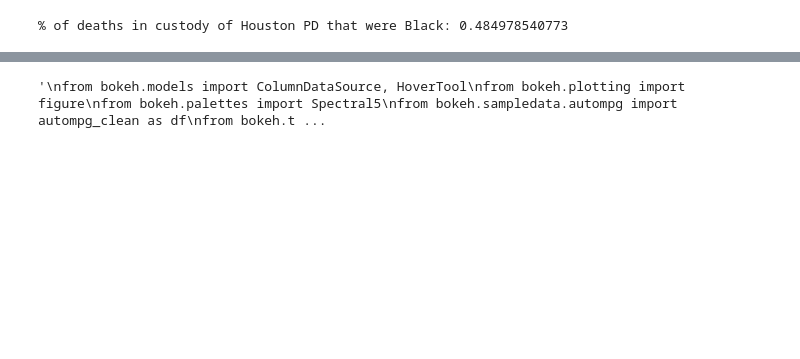
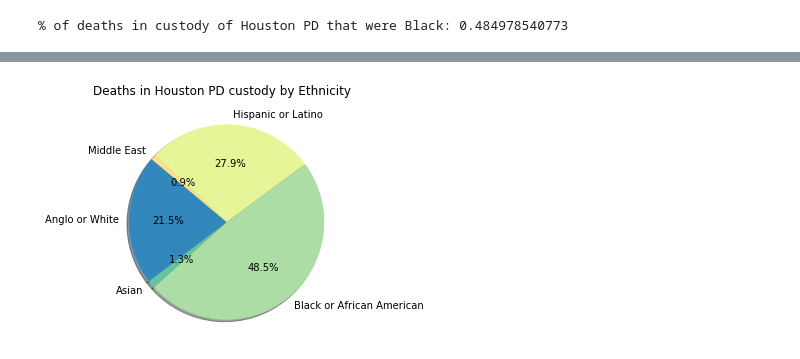
Before and after one commit to circushaase/Capstone2, a Jupyter notebook: data_explore.ipynb, the cells around one changed output, grey strips where cells are left out. Drawn from its saved outputs; the diff is of its cells as text; code cells hidden in the pictures; blank space fills up the shorter version.

```diff
--- a/data_explore.ipynb
+++ b/data_explore.ipynb
@@ -253,7 +222,0 @@ print ("% of deaths in custody of Houston PD that were Black:", majdept.loc['Ang
-# %%
-percents = []
-for r in majdept['Houston Police Dept.']:
-    perc = int(r)/majdept['Houston Police Dept.'].sum()
-    percents.append(perc)
-
-percents
@@ -284,37 +223,25 @@ show(pie)
-# %%
-'''
-from bokeh.models import ColumnDataSource, HoverTool
-from bokeh.plotting import figure
-from bokeh.palettes import Spectral5
-from bokeh.sampledata.autompg import autompg_clean as df
-from bokeh.transform import factor_cmap
-
-output_file("bars.html")
-
-df.cyl = df.cyl.astype(str)
-df.yr = df.yr.astype(str)
-
-group = df.groupby(('cyl', 'mfr'))
-
-source = ColumnDataSource(group)
-index_cmap = factor_cmap('cyl_mfr', palette=Spectral5, factors=sorted(df.cyl.unique()), end=1)
-
-p = figure(plot_width=800, plot_height=300, title="Mean MPG by # Cylinders and Manufacturer",
-           x_range=group, toolbar_location=None, tools="")
-
-p.vbar(x='cyl_mfr', top='mpg_mean', width=1, source=source,
-       line_color="white", fill_color=index_cmap, )
-
-p.y_range.start = 0
-p.x_range.range_padding = 0.05
-p.xgrid.grid_line_color = None
-p.xaxis.axis_label = "Manufacturer grouped by # Cylinders"
-p.xaxis.major_label_orientation = 1.2
-p.outline_line_color = None
-
-p.add_tools(HoverTool(tooltips=[("MPG", "@mpg_mean"), ("Cyl, Mfr", "@cyl_mfr")]))
-
-show(p)
-'''
-# %% [output]
-'\nfrom bokeh.models import ColumnDataSource, HoverTool\nfrom bokeh.plotting import figure\nfrom bokeh.palettes import Spectral5\nfrom bokeh.sampledata.autompg import autompg_clean as df\nfrom bokeh.t ...
+# %%
+#Create small df with info for deaths on Houston PD custudy, brokendown by Ethnicity
+total= []
+for r in majdept['Houston Police Dept.']:
+    total.append(r)
+hpd = pd.DataFrame()
+hpd['ethnicity'] = majdept.index
+hpd['value'] = total
+hpd = hpd.dropna()
+# %%
+# Pie graph of Ethnicity of Death in Houston PD custody
+labels = hpd['ethnicity']
+sizes = hpd['value']
+#explode = (0.1, 0, 0, 0)  # explode 1st slice
+
+# Plot
+plt.pie(sizes, explode= None, labels=labels, colors=Spectral8,
+        autopct='%1.1f%%', shadow=True, startangle=140)
+
+plt.axis('equal')
+plt.suptitle('Deaths in Houston PD custody by Ethnicity')
+plt.rcParams["figure.figsize"] = (10,4)
+plt.show()
+# %% [output]
+[figure, added]
```
Also changed, not shown: parts of 47 cells of this notebook, 2 other files.
